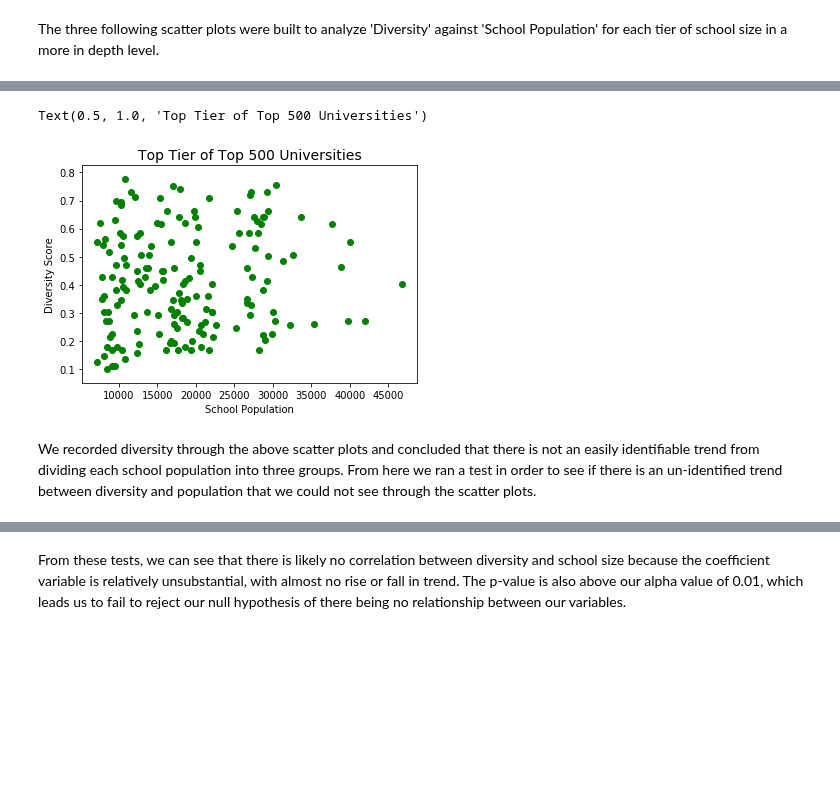
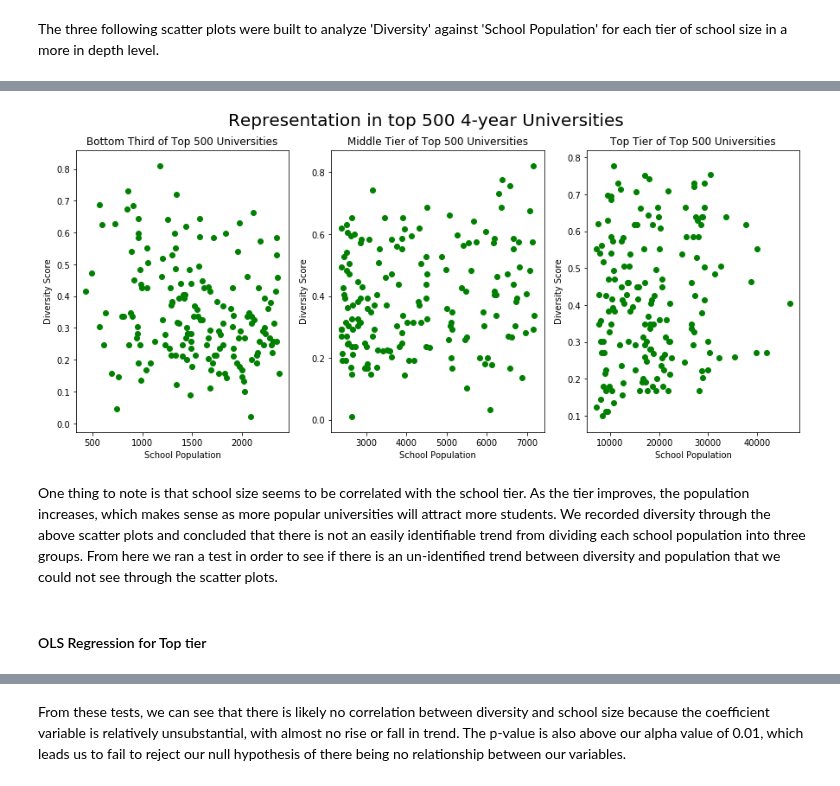
Before and after one commit to nforesti/education, a Jupyter notebook: FinalProject.ipynb, the cells around one changed output, grey strips where cells are left out. Cells and saved outputs as stored; diff of their text form; code cells hidden in the pictures; blank space fills up the shorter version.

```diff
--- a/FinalProject.ipynb
+++ b/FinalProject.ipynb
@@ -1196,13 +1199,33 @@ Text(0.5, 1.0, 'Middle Tier of Top 500 Universities')
-# %%
-plt.scatter(df_bot.undergradpop, df_bot['Diversity'], c = 'green')
-plt.xlabel('School Population')
-plt.ylabel('Diversity Score')
-plt.title('Top Tier of Top 500 Universities', fontsize = 14)
-# %% [output]
-Text(0.5, 1.0, 'Top Tier of Top 500 Universities')
-[figure, removed]
+# %%
+h = plt.figure(figsize=(15, 6))
+
+plt.subplot(1,3,1)
+plt.scatter(df_top.undergradpop, df_top['Diversity'], c = 'green')
+plt.xlabel('School Population')
+plt.ylabel('Diversity Score')
+plt.title('Bottom Third of Top 500 Universities', fontsize = 12)
+
+plt.subplot(1,3,2)
+plt.scatter(df_mid.undergradpop, df_mid['Diversity'], c = 'green')
+plt.xlabel('School Population')
+plt.ylabel('Diversity Score')
+plt.title('Middle Tier of Top 500 Universities', fontsize = 12)
+
+plt.subplot(1,3,3)
+plt.scatter(df_bot.undergradpop, df_bot['Diversity'], c = 'green')
+plt.xlabel('School Population')
+plt.ylabel('Diversity Score')
+plt.title('Top Tier of Top 500 Universities', fontsize = 12)
+
+h.suptitle("Representation in top 500 4-year Universities", fontsize=20)
+h.subplots_adjust(hspace=.8)
+# %% [output]
+[figure, added]
 # %% [markdown]
+One thing to note is that school size seems to be correlated with the school tier. As the tier improves, the population increases, which makes sense as more popular universities will attract more students.
 We recorded diversity through the above scatter plots and concluded that there is not an easily identifiable trend from dividing each school population into three groups. From here we ran a test in order to see if there is an un-identified trend between diversity and population that we could not see through the scatter plots.
+# %% [markdown]
+#### OLS Regression for Top tier
 # %%
 outcome, predictors = patsy.dmatrices('undergradpop ~ Diversity', df_top)
 mod = sm.OLS(outcome, predictors)
```
Also changed, not shown: parts of 51 cells of this notebook.
